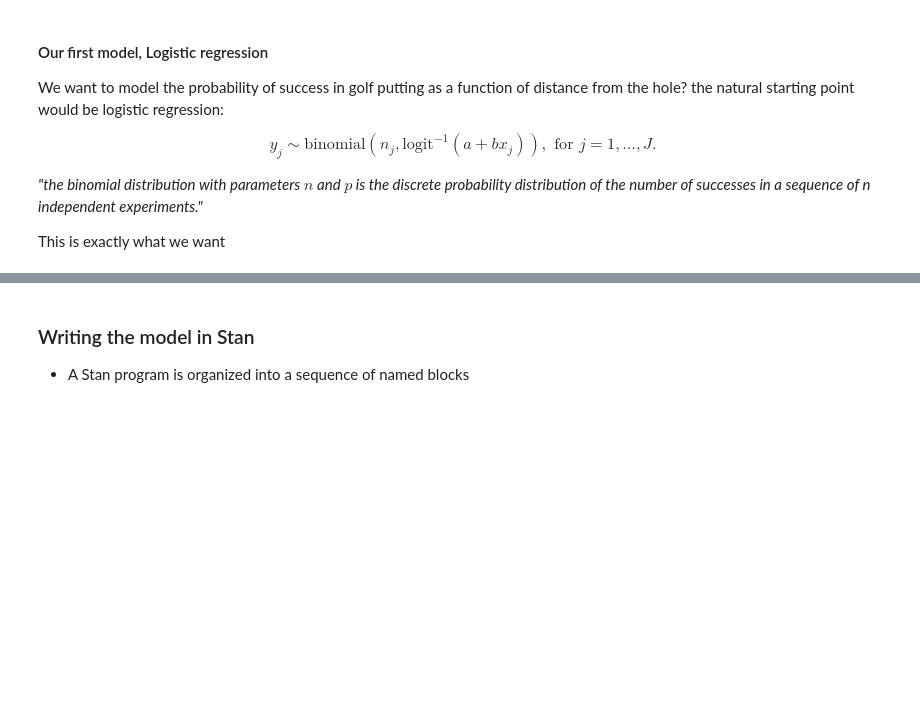
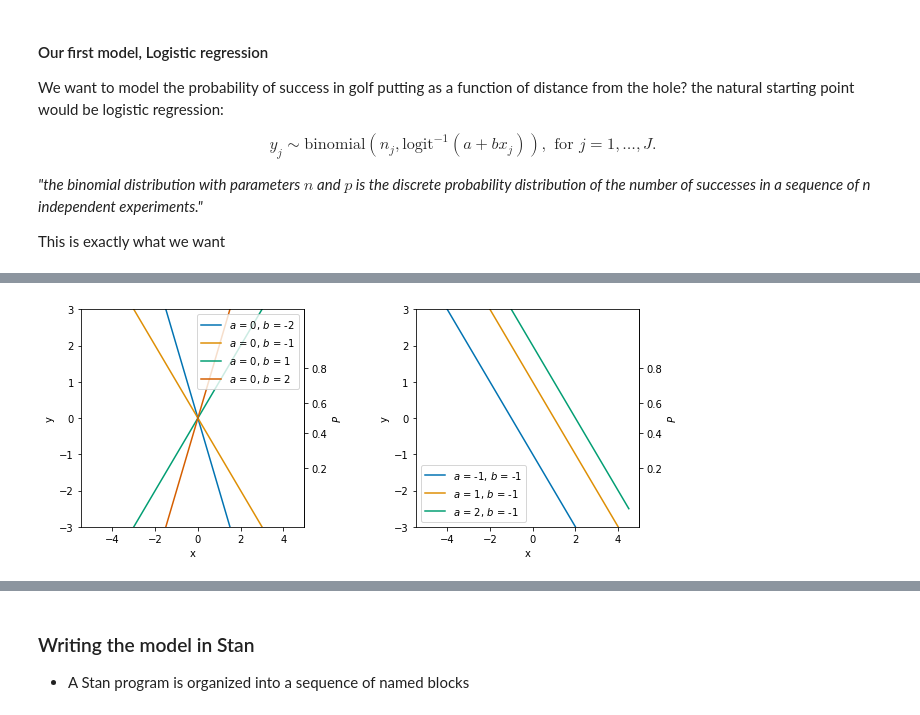
Before and after one commit to DataJavelin/MindLab_training, a Jupyter notebook: Mindlab_Course_PartII.ipynb, the cells around one changed output, grey strips where cells are left out. Cells and saved outputs as stored; diff of their text form; code cells hidden in the pictures; blank space fills up the shorter version.

```diff
--- a/Mindlab_Course_PartII.ipynb
+++ b/Mindlab_Course_PartII.ipynb
@@ -111,4 +160,48 @@ $$logit(\alpha)^{-1}=\frac{1}{1+e^{-\alpha}}$$
 # %%
 def inv_logit(a,b,x):
     return 1/(1+np.exp(-1*(a+b*x)))
+# %%
+import matplotlib.ticker as ticker
+
+def inv_logit_plot(x):
+    return 1/(1+np.exp(-1*(x)))
+def logit_plot(x):
+    return np.log(x/(1-x))
+
+cmap=sns.color_palette("colorblind")
+fig=plt.figure(figsize=(10,4))
+x=np.arange(-5,5,0.5)
+ax1=fig.add_subplot(1,2,1)
+a=0
+for i,b in enumerate([-2,-1,1,2]):
+    ax1.plot(x,a+b*x,label=r'$a$ = {}, $b$ = {}'.format(a,b),c=cmap[i])
+
+ax1.legend()
+ax1.set_xlabel('x')
+ax1.set_ylabel('y')
+ax1.set_ylim(-3,3)
+secax = ax1.secondary_yaxis('right', functions=(inv_logit_plot, logit_plot))
+secax.yaxis.set_minor_locator(AutoMinorLocator())
+secax.set_ylabel('$P$')
+
+
+
+
+ax3=fig.add_subplot(1,2,2)
+b=-1
+for i,a in enumerate([-1,1,2]):
+    ax3.plot(x,a+b*x,label=r'$a$ = {}, $b$ = {}'.format(a,b),c=cmap[i])
+ax3.set_xlabel('x')
+ax3.set_ylabel('y')
+ax3.set_ylim(-3,3)
+
+secax = ax3.secondary_yaxis('right', functions=(inv_logit_plot, logit_plot))
+secax.yaxis.set_minor_locator(AutoMinorLocator())
+secax.set_ylabel('$P$')
+
+ax3.legend()
+
+plt.subplots_adjust(wspace=0.5)
+# %% [output]
+[figure, added]
 # %%
```
Also changed, not shown: parts of 11 cells of this notebook, 9 other files.
